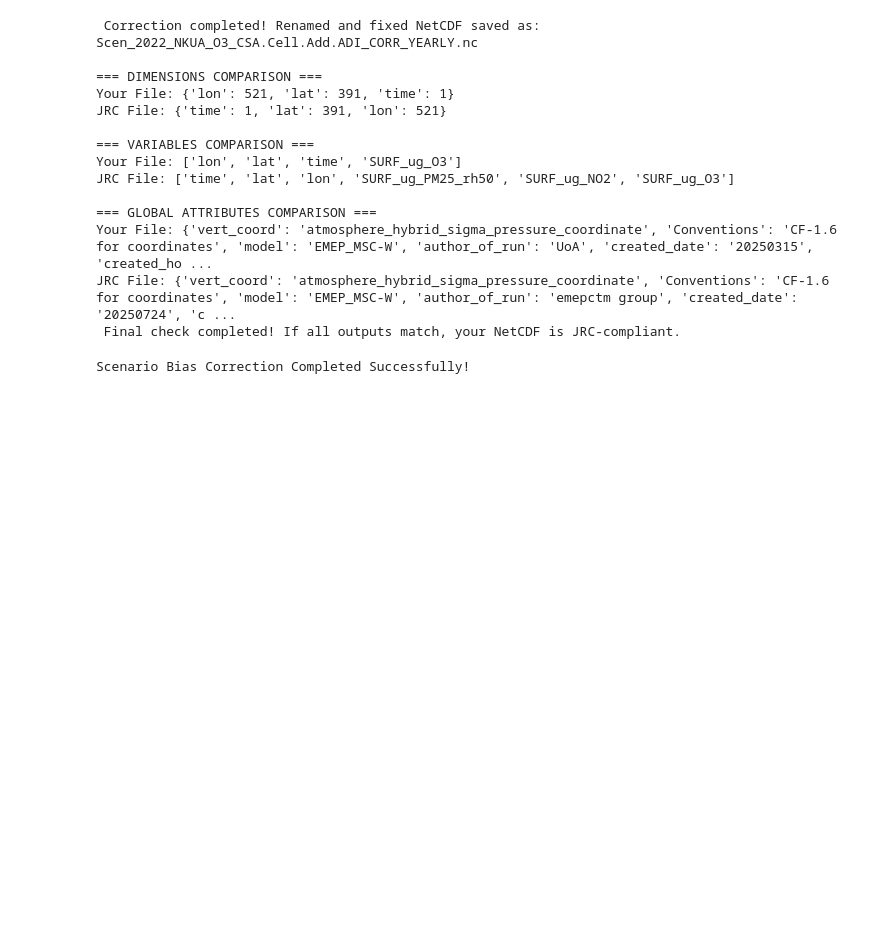
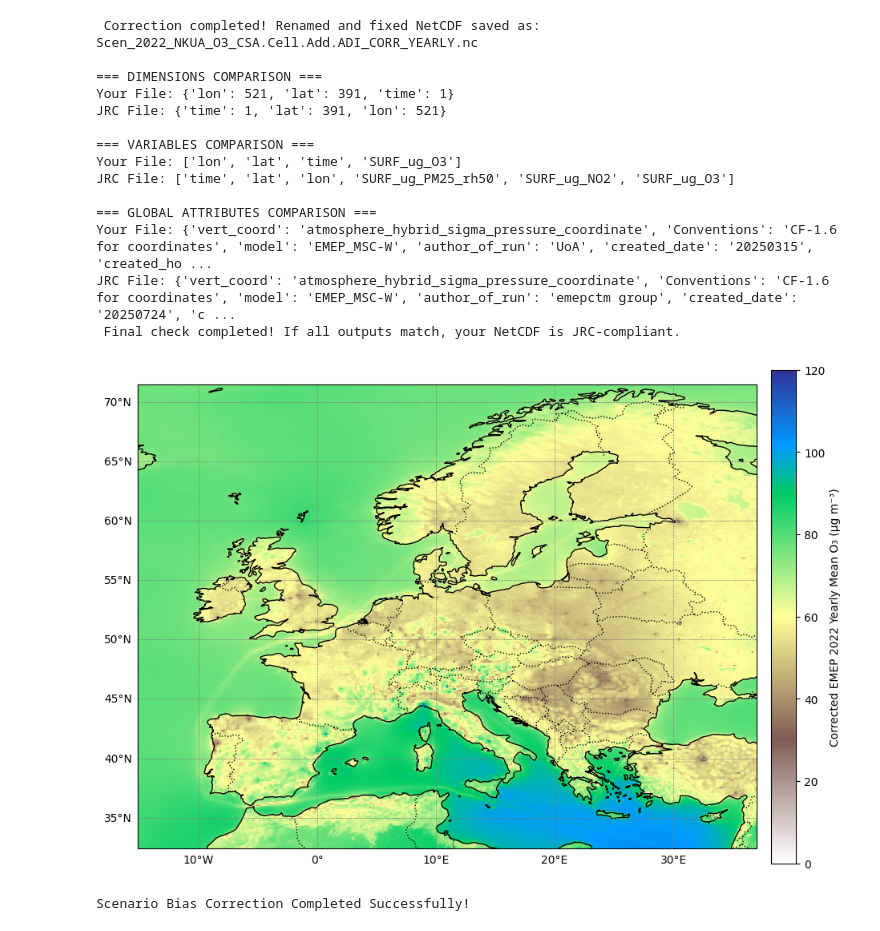
Before and after one commit to costpetrides/FAIRMODE-WG5, a Jupyter notebook: Phase2/ADI_O3.ipynb, the cells around one changed output. Drawn from its saved outputs; the diff is of its cells as text; code cells hidden in the pictures; blank space fills up the shorter version.

```diff
--- a/Phase2/ADI_O3.ipynb
+++ b/Phase2/ADI_O3.ipynb
@@ -665,6 +678,62 @@ JRC File: ['time', 'lat', 'lon', 'SURF_ug_PM25_rh50', 'SURF_ug_NO2', 'SURF_ug_O3
 Your File: {'vert_coord': 'atmosphere_hybrid_sigma_pressure_coordinate', 'Conventions': 'CF-1.6 for coordinates', 'model': 'EMEP_MSC-W', 'author_of_run': 'UoA', 'created_date': '20250315', 'created_ho ...
 JRC File: {'vert_coord': 'atmosphere_hybrid_sigma_pressure_coordinate', 'Conventions': 'CF-1.6 for coordinates', 'model': 'EMEP_MSC-W', 'author_of_run': 'emepctm group', 'created_date': '20250724', 'c ...
  Final check completed! If all outputs match, your NetCDF is JRC-compliant.
+# %%
+
+import xarray as xr
+import matplotlib.pyplot as plt
+import cartopy.crs as ccrs
+import cartopy.feature as cfeature
+import matplotlib.colors as mcolors
+import numpy as np
+
+# === Load the Corrected Scenario O₃ NetCDF File ===
+corrected_netcdf_path = "Scen_2022_NKUA_O3_CSA.Cell.Add.ADI_CORR_YEARLY.nc"  # Adjust path if needed
+ds_corrected = xr.open_dataset(corrected_netcdf_path)
+
+# Extract corrected O₃ scenario values
+corrected_o3 = ds_corrected["SURF_ug_O3"].squeeze().values
+
+# Extract coordinates
+lon = ds_corrected["lon"].values
+lat = ds_corrected["lat"].values
+
+# Create a 2D meshgrid for lon & lat
+Lon, Lat = np.meshgrid(lon, lat)
+
+# === Define Logarithmic Scale for Color Normalization ===
+norm = mcolors.Normalize(0, 120)  # Adjust scale if needed
+
+# Create a figure with a map projection
+fig, ax = plt.subplots(figsize=(12, 8), subplot_kw={'projection': ccrs.PlateCarree()})
+
+# Plot the corrected O₃ scenario using pcolormesh with logarithmic scaling
+mesh = ax.pcolormesh(Lon, Lat, corrected_o3, cmap='terrain_r', shading='auto', transform=ccrs.PlateCarree(), norm=norm)
+
+# Add a colorbar with logarithmic scaling
+cbar = plt.colorbar(mesh, orientation="vertical", pad=0.02)
+cbar.set_label("Corrected EMEP 2022 Yearly Mean O₃ (μg m⁻³)")
+
+# Add coastlines and borders for context
+ax.coastlines()
+ax.add_feature(cfeature.BORDERS, linestyle=":")
+
+# Add gridlines and labels for longitude and latitude
+gl = ax.gridlines(draw_labels=True, linestyle="--", linewidth=0.5, color="gray")
+gl.top_labels = False  # Remove top labels
+gl.right_labels = False  # Remove right-side labels
+
+# Set title and labels
+plt.xlabel("Longitude")
+plt.ylabel("Latitude")
+
+# Show the plot
+plt.show()
+
+# Close dataset
+ds_corrected.close()
+# %% [output]
+[figure, added]
 # %%
 
 
```
Also changed, not shown: parts of 1 cell of this notebook.
